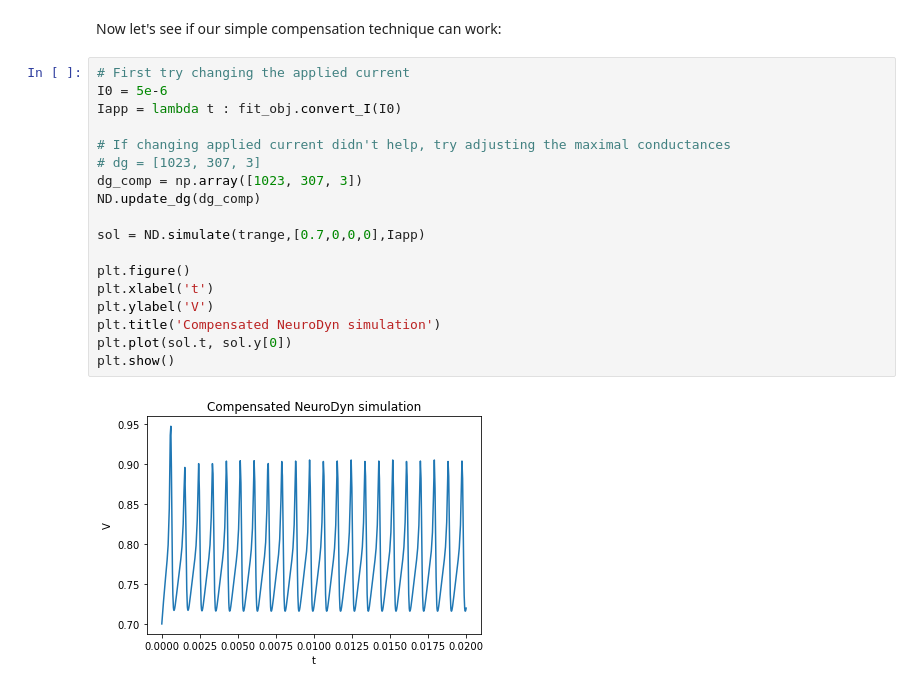
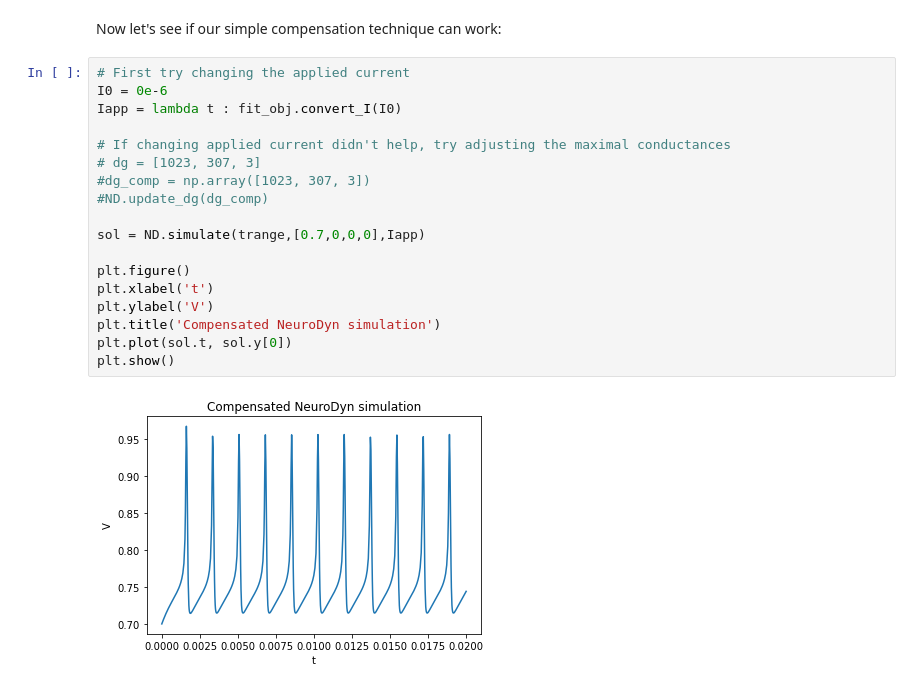
Before and after one commit to lukaribar/telluride-21, a Jupyter notebook: NeuroDyn model.ipynb, the cells around one changed output. Cells and saved outputs as stored; diff of their text form.

```diff
--- a/NeuroDyn model.ipynb
+++ b/NeuroDyn model.ipynb
@@ -505,21 +509,21 @@ The current values for the maximal conductances are [1023.  307.    3.]
 Now let's see if our simple compensation technique can work:
 # %%
 # First try changing the applied current
-I0 = 5e-6
+I0 = 0e-6
 Iapp = lambda t : fit_obj.convert_I(I0)
 
 # If changing applied current didn't help, try adjusting the maximal conductances
 # dg = [1023, 307, 3]
-dg_comp = np.array([1023, 307, 3])
-ND.update_dg(dg_comp)
+#dg_comp = np.array([1023, 307, 3])
+#ND.update_dg(dg_comp)
 
 sol = ND.simulate(trange,[0.7,0,0,0],Iapp)
 
 plt.figure()
 plt.xlabel('t')
 plt.ylabel('V')
 plt.title('Compensated NeuroDyn simulation')
 plt.plot(sol.t, sol.y[0])
 plt.show()
 # %% [output]
-[figure, old version]
+[figure, new version]
```
Also changed, not shown: parts of 2 cells of this notebook, 1 other file.
